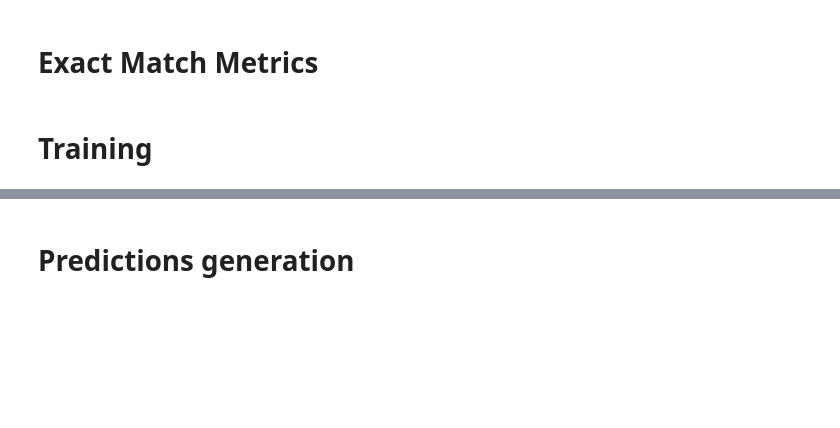
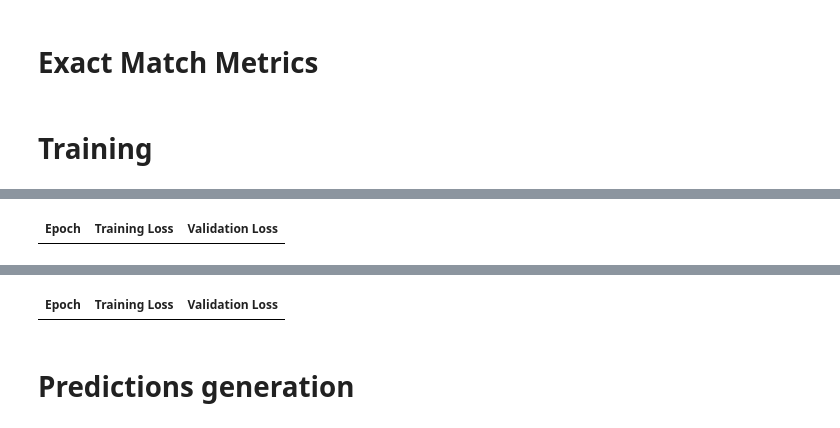
Before and after one commit to varba187/RAGs-to-Riches, a Jupyter notebook: code/notebooks/bart_baseline_train_eval.ipynb, the cells around one changed output, grey strips where cells are left out. Saved outputs shown, nothing was run; the diff lists cells and outputs as text; code cells hidden in the pictures; blank space fills up the shorter version.

```diff
--- a/code/notebooks/bart_baseline_train_eval.ipynb
+++ b/code/notebooks/bart_baseline_train_eval.ipynb
@@ -55,7 +74,7 @@ def get_inputs(dataset_entry):
     answer = answer[0]
 
   model_inputs = tokenizer(question, max_length = max_input_length, truncation = True)
-  labels = tokenizer(answer, max_length = max_output_length, truncation = True)
+  labels = tokenizer(text_target = answer, max_length = max_output_length, truncation = True)
   model_inputs["labels"] = labels["input_ids"]
 
   return model_inputs
@@ -69,7 +88,7 @@ data_collator = DataCollatorForSeq2Seq(tokenizer, model=model)
 # %%
 training_args = Seq2SeqTrainingArguments(
     output_dir="./results",
-    evaluation_strategy="epoch",
+    eval_strategy="epoch",
     save_strategy="epoch",
     learning_rate=5e-5,
     per_device_train_batch_size=1,
@@ -87,7 +106,7 @@ training_args = Seq2SeqTrainingArguments(
 # Normalization
 # %%
 def normalize_text(text):
-    text = text.lower().strip()
+    text = str(text).lower().strip()
     text = re.sub(r"\s+", " ", text)
     return text
 # %% [markdown]
@@ -111,9 +130,10 @@ trainer = Seq2SeqTrainer(
     args=training_args,
     train_dataset=tokenized_train,
     eval_dataset=tokenized_test,
+    processing_class=tokenizer,
     data_collator=data_collator,
-    tokenizer=tokenizer,
     compute_metrics=compute_metrics
 )
 
 trainer.train()
+# %% [output]
@@ -119,0 +141 @@ trainer.train()
+| Epoch | Training Loss | Validation Loss |
@@ -120,3 +143,4 @@ trainer.train()
+| Epoch | Training Loss | Validation Loss |
 # %%
 metrics = trainer.evaluate()
 print(metrics)
```
Also changed, not shown: parts of 5 cells of this notebook.
